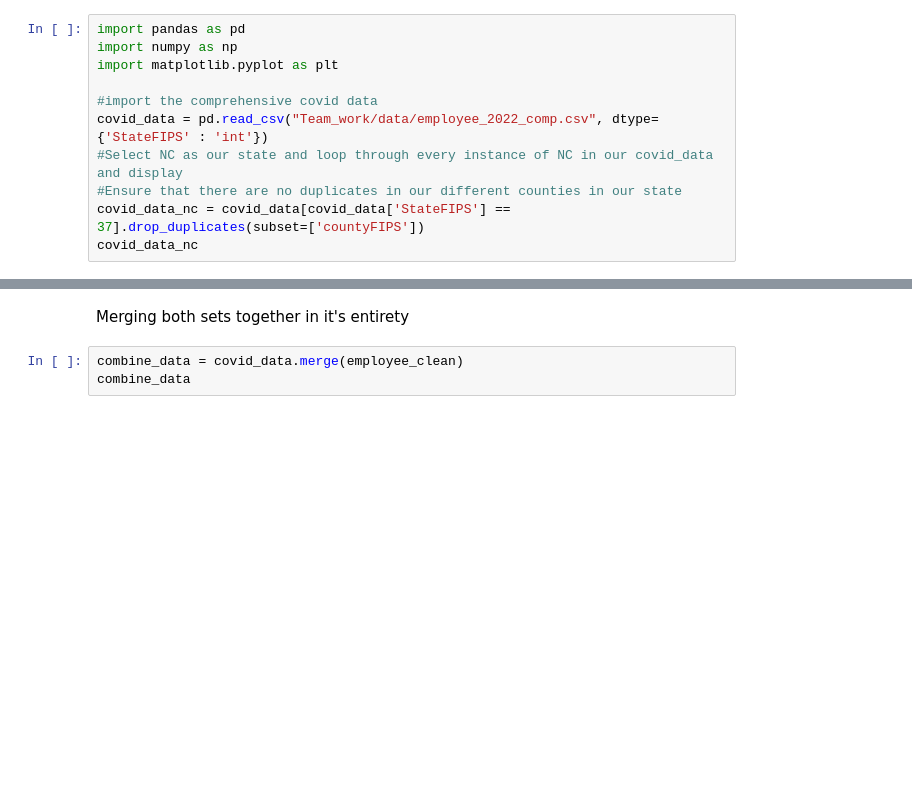
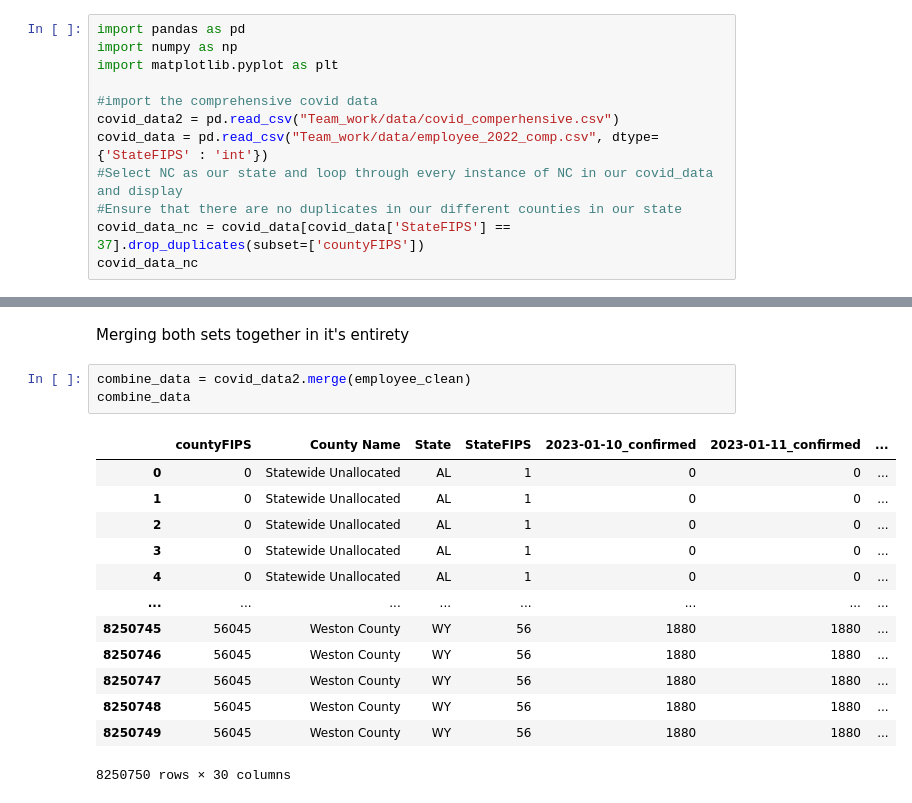
Before and after one commit to lajolico/405-project, a Jupyter notebook: Stage I/Task_3/Jolicoeur_employee.ipynb, the cells around one changed output, grey strips where cells are left out. Cells and saved outputs as stored; diff of their text form; blank space fills up the shorter version.

```diff
--- a/Stage I/Task_3/Jolicoeur_employee.ipynb
+++ b/Stage I/Task_3/Jolicoeur_employee.ipynb
@@ -8,6 +8,7 @@ import numpy as np
 import matplotlib.pyplot as plt
 
 #import the comprehensive covid data
+covid_data2 = pd.read_csv("Team_work/data/covid_comperhensive.csv")
 covid_data = pd.read_csv("Team_work/data/employee_2022_comp.csv", dtype={'StateFIPS' : 'int'})
 #Select NC as our state and loop through every instance of NC in our covid_data and display
 #Ensure that there are no duplicates in our different counties in our state
@@ -112,5 +102,19 @@ combine
 # %% [markdown]
 Merging both sets together in it's entirety
 # %%
-combine_data = covid_data.merge(employee_clean)
+combine_data = covid_data2.merge(employee_clean)
 combine_data
+# %% [output]
+|  | countyFIPS | County Name | State | StateFIPS | 2023-01-10_confirmed | 2023-01-11_confirmed | ... |
+| 0 | 0 | Statewide Unallocated | AL | 1 | 0 | 0 | ... |
+| 1 | 0 | Statewide Unallocated | AL | 1 | 0 | 0 | ... |
+| 2 | 0 | Statewide Unallocated | AL | 1 | 0 | 0 | ... |
+| 3 | 0 | Statewide Unallocated | AL | 1 | 0 | 0 | ... |
+| 4 | 0 | Statewide Unallocated | AL | 1 | 0 | 0 | ... |
+| ... | ... | ... | ... | ... | ... | ... | ... |
+| 8250745 | 56045 | Weston County | WY | 56 | 1880 | 1880 | ... |
+| 8250746 | 56045 | Weston County | WY | 56 | 1880 | 1880 | ... |
+| 8250747 | 56045 | Weston County | WY | 56 | 1880 | 1880 | ... |
+| 8250748 | 56045 | Weston County | WY | 56 | 1880 | 1880 | ... |
+| 8250749 | 56045 | Weston County | WY | 56 | 1880 | 1880 | ... |
+8250750 rows × 30 columns
```
Also changed, not shown: parts of 1 cell of this notebook.
